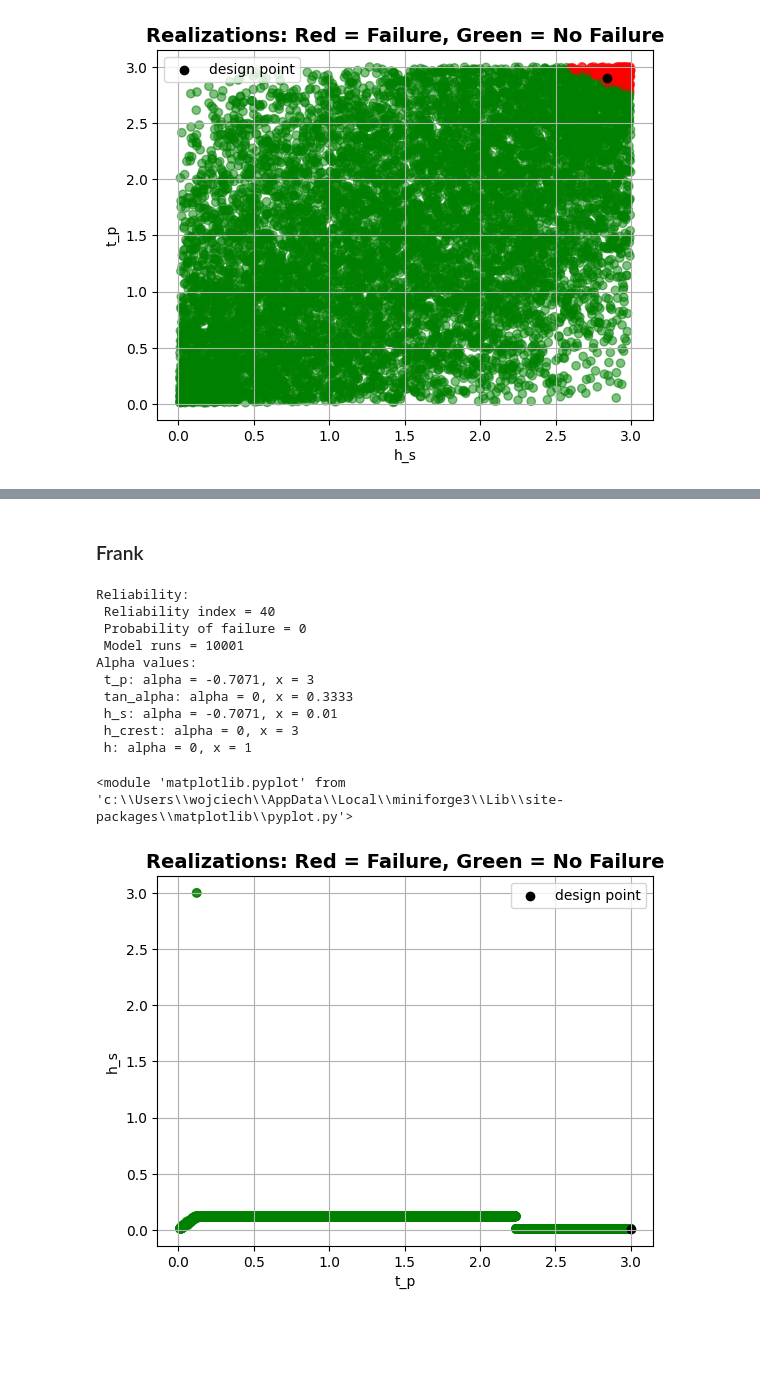
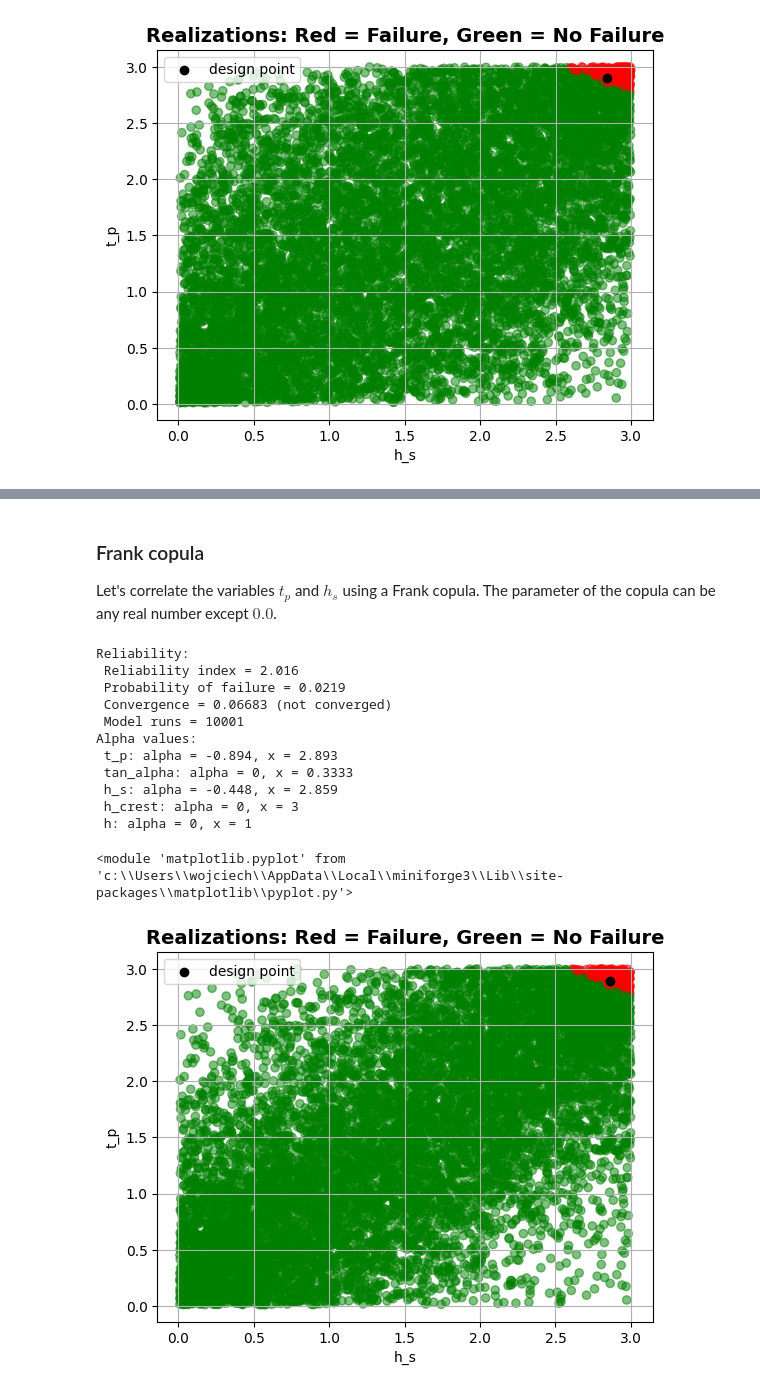
Before and after one commit to Deltares/ProbabilisticLibrary, a Jupyter notebook: sources/Deltares.Probabilistic.PWrapper.Notebooks/copulas.ipynb, the cells around one changed output, grey strips where cells are left out. Cells and saved outputs as stored; diff of their text form; code cells hidden in the pictures; blank space fills up the shorter version.

```diff
--- a/sources/Deltares.Probabilistic.PWrapper.Notebooks/copulas.ipynb
+++ b/sources/Deltares.Probabilistic.PWrapper.Notebooks/copulas.ipynb
@@ -128,24 +144,27 @@ Alpha values:
 # %% [markdown]
-### Frank
+### Frank copula
+
+Let's correlate the variables $t_p$ and $h_s$ using a Frank copula. The parameter of the copula can be any real number except $0.0$.
 # %%
-par = 1000.0 # (-inf, inf)\{0}
+par = 5.0
 
 project.correlation_type = CorrelationType.copulas
 project.copulas["t_p", "h_s"] = (par, CopulaType.frank)
 project.run()
 
 project.design_point.print()
 project.design_point.get_plot_realizations()
 # %% [output]
 Reliability:
- Reliability index = 40
- Probability of failure = 0
+ Reliability index = 2.016
+ Probability of failure = 0.0219
+ Convergence = 0.06683 (not converged)
  Model runs = 10001
 Alpha values:
- t_p: alpha = -0.7071, x = 3
+ t_p: alpha = -0.894, x = 2.893
  tan_alpha: alpha = 0, x = 0.3333
- h_s: alpha = -0.7071, x = 0.01
+ h_s: alpha = -0.448, x = 2.859
  h_crest: alpha = 0, x = 3
  h: alpha = 0, x = 1
 <module 'matplotlib.pyplot' from 'c:\\Users\\wojciech\\AppData\\Local\\miniforge3\\Lib\\site-packages\\matplotlib\\pyplot.py'>
-[figure, old version]
+[figure, new version]
```
Also changed, not shown: parts of 13 cells of this notebook.
